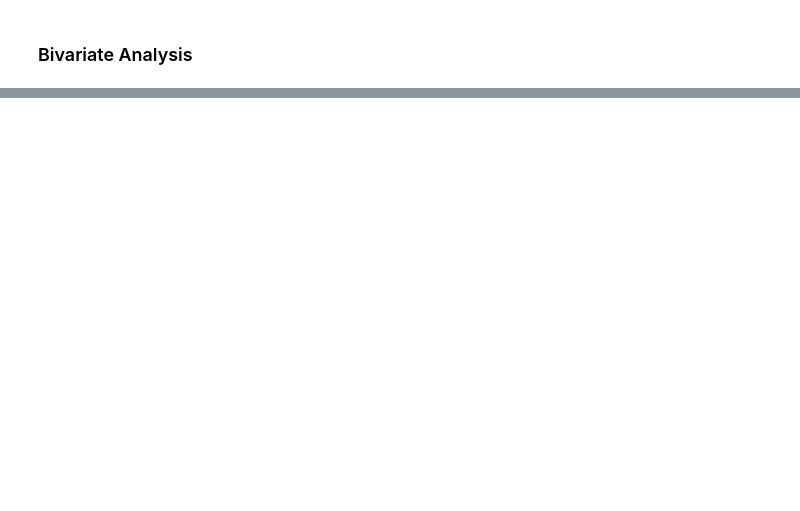
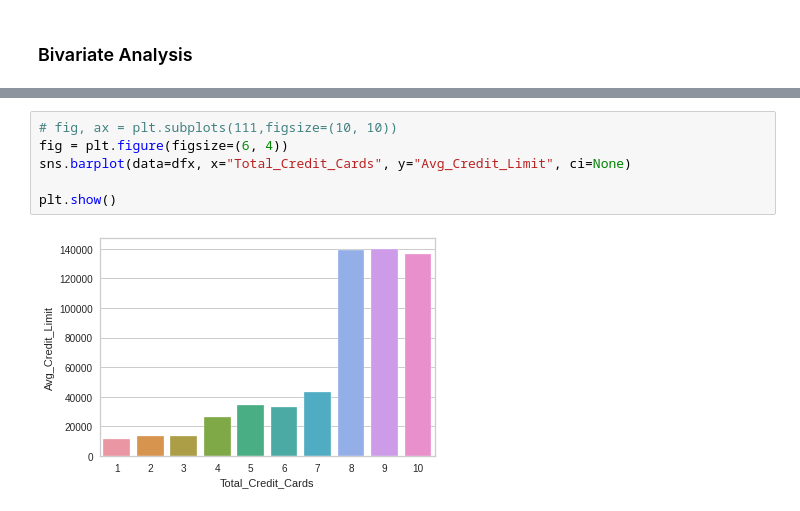
Before and after one commit to milind69/milind69, a Jupyter notebook: all_bank_customer_segmentation.ipynb, the cells around one changed output, grey strips where cells are left out. Drawn from its saved outputs; the diff is of its cells as text; blank space fills up the shorter version.

```diff
--- a/all_bank_customer_segmentation.ipynb
+++ b/all_bank_customer_segmentation.ipynb
@@ -484,0 +503,8 @@ sns.heatmap(dfx.corr(), vmin=-1, vmax=1, annot=True, cmap=cm.Accent_r)
+# %%
+# fig, ax = plt.subplots(111,figsize=(10, 10))
+fig = plt.figure(figsize=(6, 4))
+sns.barplot(data=dfx, x="Total_Credit_Cards", y="Avg_Credit_Limit", ci=None)
+
+plt.show()
+# %% [output]
+[figure, added]
```
Also changed, not shown: parts of 6 cells of this notebook.
